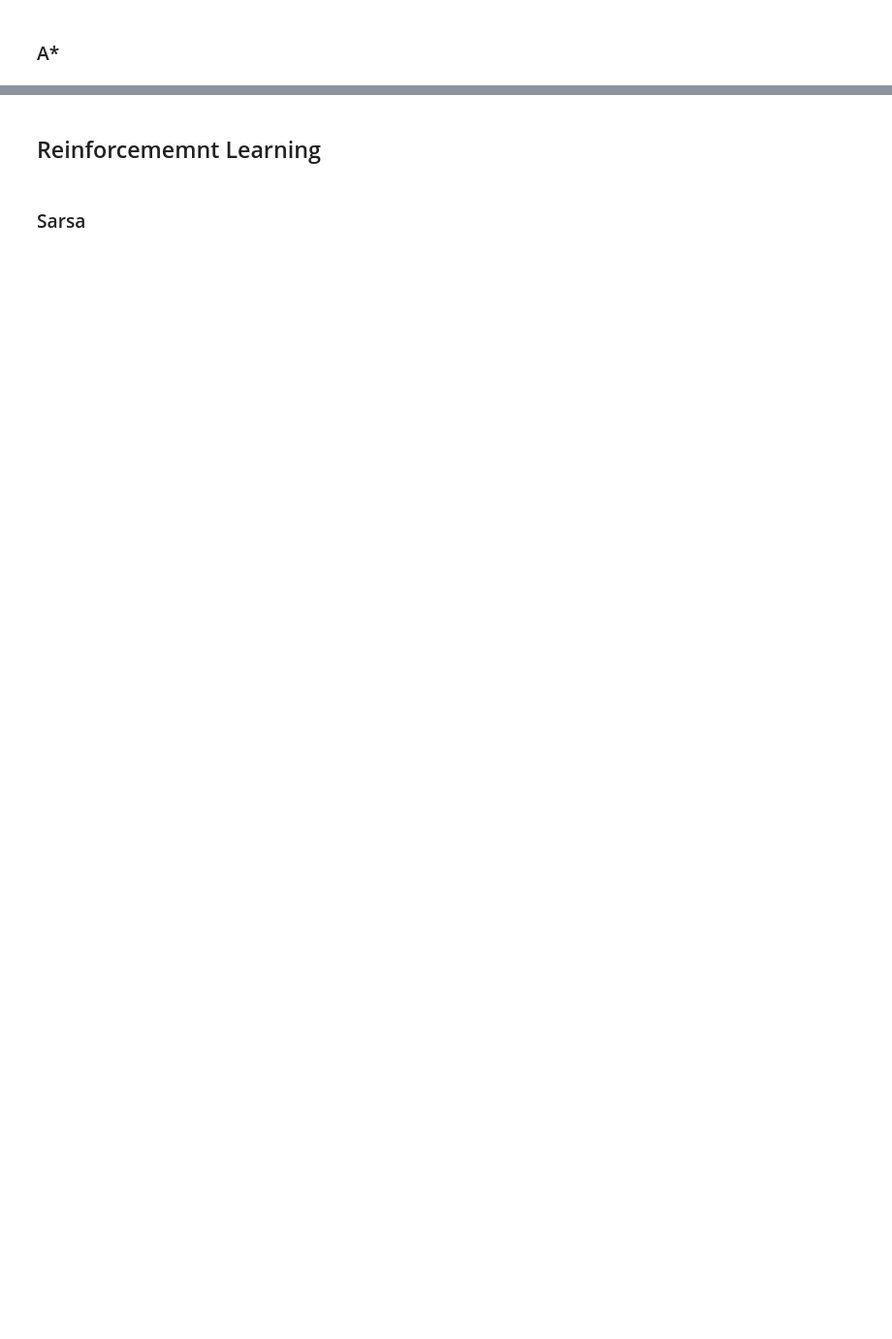
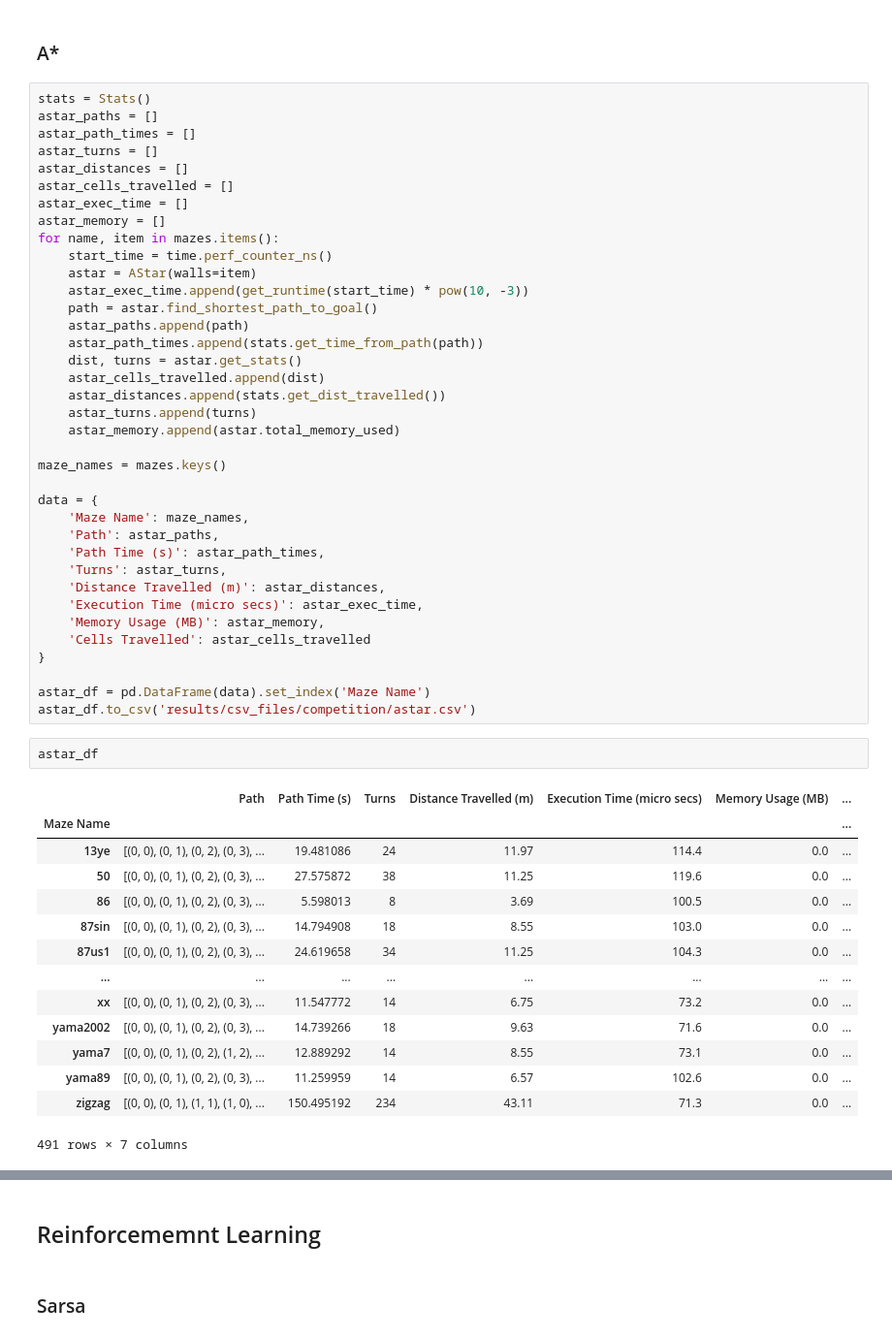
Before and after one commit to FarisAnsara/Optimal-Pathfinding-Micromouse, a Jupyter notebook: Results.ipynb, the cells around one changed output, grey strips where cells are left out. Shown at 97% size. Cells and saved outputs as stored; diff of their text form; blank space fills up the shorter version.

```diff
--- a/Results.ipynb
+++ b/Results.ipynb
@@ -212,3 +320,57 @@ print(stats.get_time_from_path(dijkstra_path))
 # %% [markdown]
 ### A*
+# %%
+stats = Stats()
+astar_paths = []
+astar_path_times = []
+astar_turns = []
+astar_distances = []
+astar_cells_travelled = []
+astar_exec_time = []
+astar_memory = []
+for name, item in mazes.items():
+    start_time = time.perf_counter_ns()
+    astar = AStar(walls=item)
+    astar_exec_time.append(get_runtime(start_time) * pow(10, -3))
+    path = astar.find_shortest_path_to_goal()
+    astar_paths.append(path)
+    astar_path_times.append(stats.get_time_from_path(path))
+    dist, turns = astar.get_stats()
+    astar_cells_travelled.append(dist)
+    astar_distances.append(stats.get_dist_travelled())
+    astar_turns.append(turns)
+    astar_memory.append(astar.total_memory_used)
+
+maze_names = mazes.keys()
+
+data = {
+    'Maze Name': maze_names,
+    'Path': astar_paths,
+    'Path Time (s)': astar_path_times,
+    'Turns': astar_turns,
+    'Distance Travelled (m)': astar_distances,
+    'Execution Time (micro secs)': astar_exec_time,
+    'Memory Usage (MB)': astar_memory,
+    'Cells Travelled': astar_cells_travelled
+}
+
+astar_df = pd.DataFrame(data).set_index('Maze Name')
+astar_df.to_csv('results/csv_files/competition/astar.csv')
+# %%
+astar_df
+# %% [output]
+|  | Path | Path Time (s) | Turns | Distance Travelled (m) | Execution Time (micro secs) | Memory Usage (MB) | ... |
+| Maze Name |  |  |  |  |  |  | ... |
+| 13ye | [(0, 0), (0, 1), (0, 2), (0, 3), ... | 19.481086 | 24 | 11.97 | 114.4 | 0.0 | ... |
+| 50 | [(0, 0), (0, 1), (0, 2), (0, 3), ... | 27.575872 | 38 | 11.25 | 119.6 | 0.0 | ... |
+| 86 | [(0, 0), (0, 1), (0, 2), (0, 3), ... | 5.598013 | 8 | 3.69 | 100.5 | 0.0 | ... |
+| 87sin | [(0, 0), (0, 1), (0, 2), (0, 3), ... | 14.794908 | 18 | 8.55 | 103.0 | 0.0 | ... |
+| 87us1 | [(0, 0), (0, 1), (0, 2), (0, 3), ... | 24.619658 | 34 | 11.25 | 104.3 | 0.0 | ... |
+| ... | ... | ... | ... | ... | ... | ... | ... |
+| xx | [(0, 0), (0, 1), (0, 2), (0, 3), ... | 11.547772 | 14 | 6.75 | 73.2 | 0.0 | ... |
+| yama2002 | [(0, 0), (0, 1), (0, 2), (0, 3), ... | 14.739266 | 18 | 9.63 | 71.6 | 0.0 | ... |
+| yama7 | [(0, 0), (0, 1), (0, 2), (1, 2), ... | 12.889292 | 14 | 8.55 | 73.1 | 0.0 | ... |
+| yama89 | [(0, 0), (0, 1), (0, 2), (0, 3), ... | 11.259959 | 14 | 6.57 | 102.6 | 0.0 | ... |
+| zigzag | [(0, 0), (0, 1), (1, 1), (1, 0), ... | 150.495192 | 234 | 43.11 | 71.3 | 0.0 | ... |
+491 rows × 7 columns
 # %%
```
Also changed, not shown: parts of 45 cells of this notebook, 37 other files.
